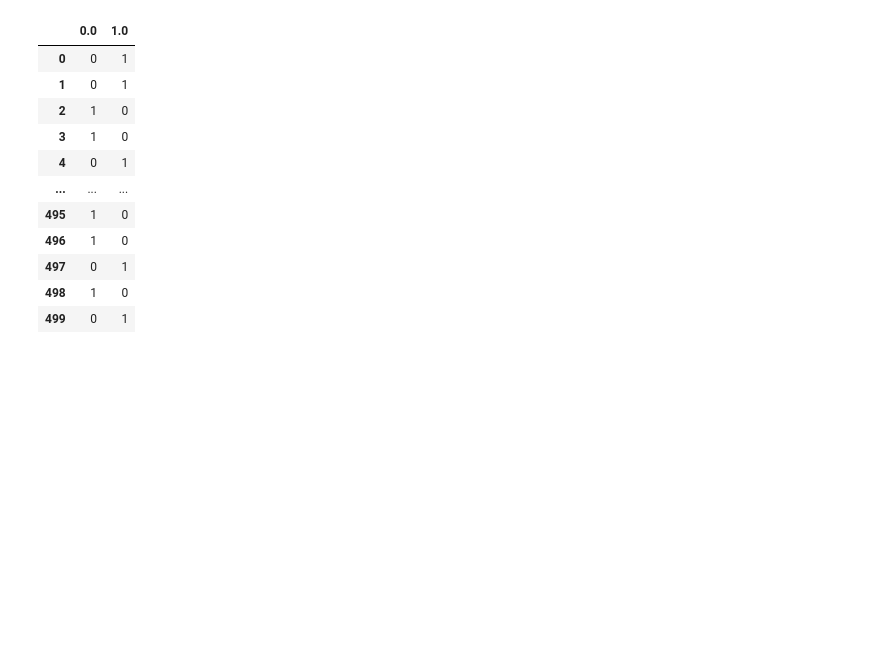
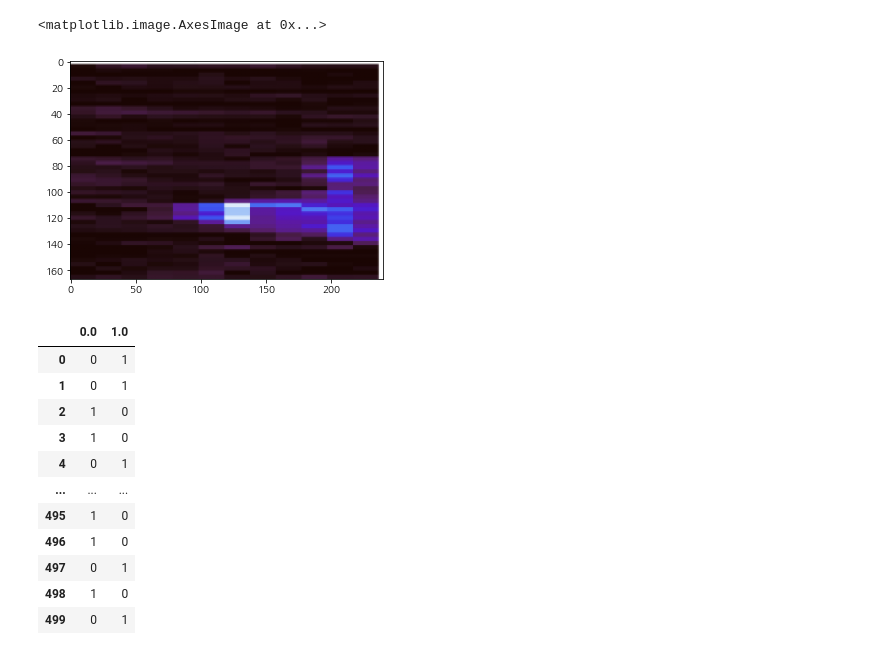
Before and after one commit to bok9504/Lab_work, a Jupyter notebook: 3. 모델 구축.ipynb, the cells around one changed output. Cells and saved outputs as stored; diff of their text form; code cells hidden in the pictures; blank space fills up the shorter version.

```diff
--- a/3. 모델 구축.ipynb
+++ b/3. 모델 구축.ipynb
@@ -178,3 +229,8 @@ loss, acc = model.evaluate(x_test, y_test)
+# %%
+plt.imshow(x_test[59])
+# %% [output]
+<matplotlib.image.AxesImage at 0x...>
+[figure, added]
 # %%
 y_test
 # %% [output]
```
Also changed, not shown: parts of 24 cells of this notebook, 1 other file.
